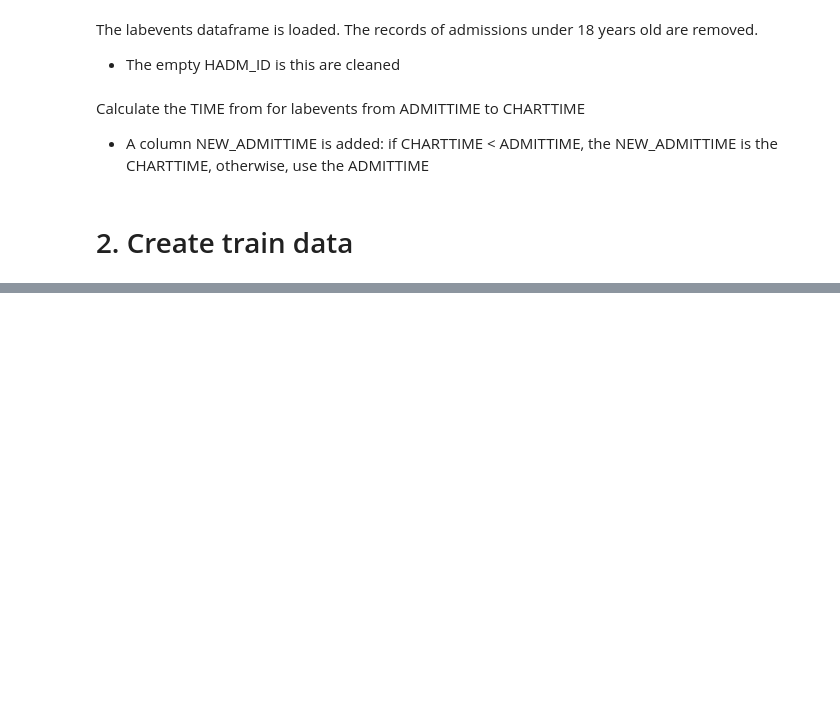
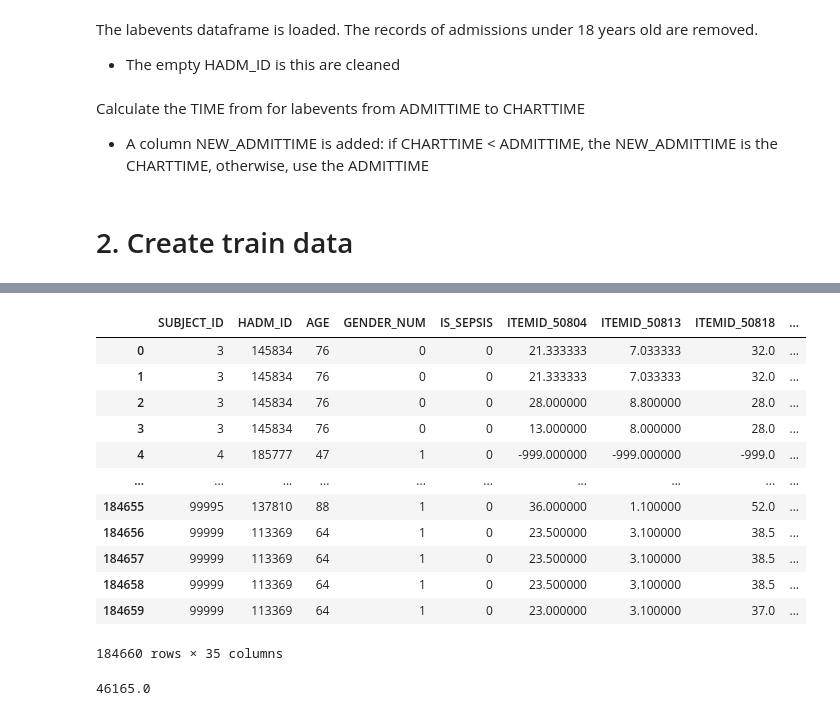
Before and after one commit to 23233408/CAPSTONE, a Jupyter notebook: Kha Huynh/Data cleansing/dataprocessing_pipeline.ipynb, the cells around one changed output, grey strips where cells are left out. Cells and saved outputs as stored; diff of their text form; code cells hidden in the pictures; blank space fills up the shorter version.

```diff
--- a/Kha Huynh/Data cleansing/dataprocessing_pipeline.ipynb
+++ b/Kha Huynh/Data cleansing/dataprocessing_pipeline.ipynb
@@ -77,0 +267,37 @@ dataLoader.create_train_data(df_labevents, df_demographic, df_desc_labitems, hou
+# %%
+rowL4_df = pd.concat([rowL4_df, replicate_first_row], ignore_index=True)
+rowL4_df.sort_values(['SUBJECT_ID', 'HADM_ID', 'ITEMID', 'CHARTTIME'], inplace=True)
+rowL4_df = rowL4_df.groupby(['SUBJECT_ID', 'HADM_ID', 'ITEMID']).tail(4)
+# %%
+df_final = pd.concat([row4_df, rowG4_df], ignore_index=True)
+df_final = pd.concat([df_final, rowL4_df], ignore_index=True)
+df_final.VALUENUM.fillna(-999, inplace=True)
+df_final['level'] = df_final.groupby(['SUBJECT_ID', 'HADM_ID', 'ITEMID']).cumcount()
+# %%
+result = df_final.pivot_table(values='VALUENUM', index=['SUBJECT_ID', 'HADM_ID', 'AGE', 'GENDER_NUM', 'IS_SEPSIS', 'level'], columns='ITEMID', aggfunc='first')
+# %%
+result.columns = ["ITEMID_" + str(i) for i in result.columns]
+result = result.reset_index()
+result = result.fillna(-999)
+result.drop(['level'], axis=1, inplace=True)
+utils.save_csv(result, ROOT_DIR / 'data/output_csv/sequence_t4_v2.csv')
+# %%
+result
+# %% [output]
+|  | SUBJECT_ID | HADM_ID | AGE | GENDER_NUM | IS_SEPSIS | ITEMID_50804 | ITEMID_50813 | ITEMID_50818 | ... |
+| 0 | 3 | 145834 | 76 | 0 | 0 | 21.333333 | 7.033333 | 32.0 | ... |
+| 1 | 3 | 145834 | 76 | 0 | 0 | 21.333333 | 7.033333 | 32.0 | ... |
+| 2 | 3 | 145834 | 76 | 0 | 0 | 28.000000 | 8.800000 | 28.0 | ... |
+| 3 | 3 | 145834 | 76 | 0 | 0 | 13.000000 | 8.000000 | 28.0 | ... |
+| 4 | 4 | 185777 | 47 | 1 | 0 | -999.000000 | -999.000000 | -999.0 | ... |
+| ... | ... | ... | ... | ... | ... | ... | ... | ... | ... |
+| 184655 | 99995 | 137810 | 88 | 1 | 0 | 36.000000 | 1.100000 | 52.0 | ... |
+| 184656 | 99999 | 113369 | 64 | 1 | 0 | 23.500000 | 3.100000 | 38.5 | ... |
+| 184657 | 99999 | 113369 | 64 | 1 | 0 | 23.500000 | 3.100000 | 38.5 | ... |
+| 184658 | 99999 | 113369 | 64 | 1 | 0 | 23.500000 | 3.100000 | 38.5 | ... |
+| 184659 | 99999 | 113369 | 64 | 1 | 0 | 23.000000 | 3.100000 | 37.0 | ... |
+184660 rows × 35 columns
+# %%
+184660 /4
+# %% [output]
+46165.0
```
Also changed, not shown: parts of 21 cells of this notebook, 4 other files.
